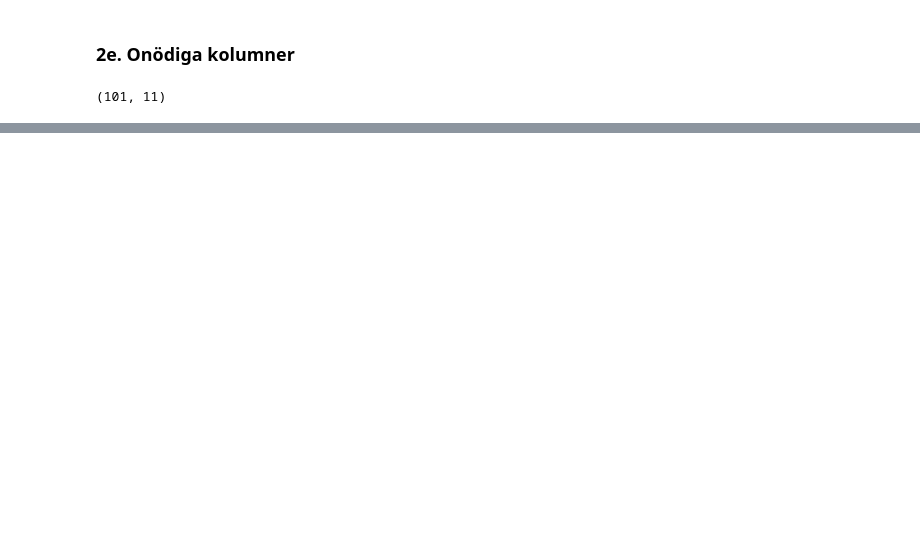
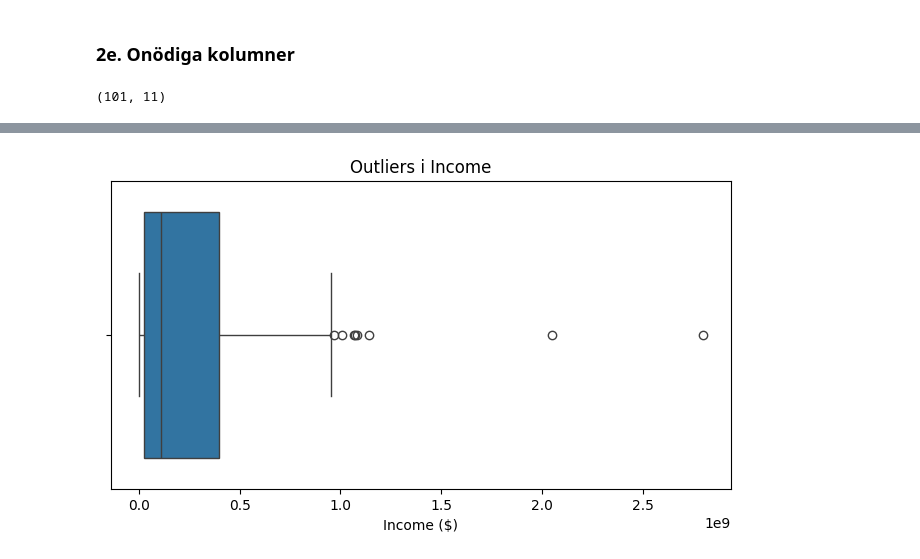
Before and after one commit to davidfjellstrom/EDA-analysis, a Jupyter notebook: eda_imdb.ipynb, the cells around one changed output, grey strips where cells are left out. Saved outputs shown, nothing was run; the diff lists cells and outputs as text; code cells hidden in the pictures; blank space fills up the shorter version.

```diff
--- a/eda_imdb.ipynb
+++ b/eda_imdb.ipynb
@@ -160,0 +206,9 @@ print(df.shape)  # Borde visa (101, 11)
+# %%
+# Boxplot för att identifiera outliers i Income
+plt.figure(figsize=(8, 4))
+sns.boxplot(x=df['Income'])
+plt.title('Outliers i Income')
+plt.xlabel('Income ($)')
+plt.show()
+# %% [output]
+[figure, added]
```
Also changed, not shown: parts of 10 cells of this notebook, 1 other file.
